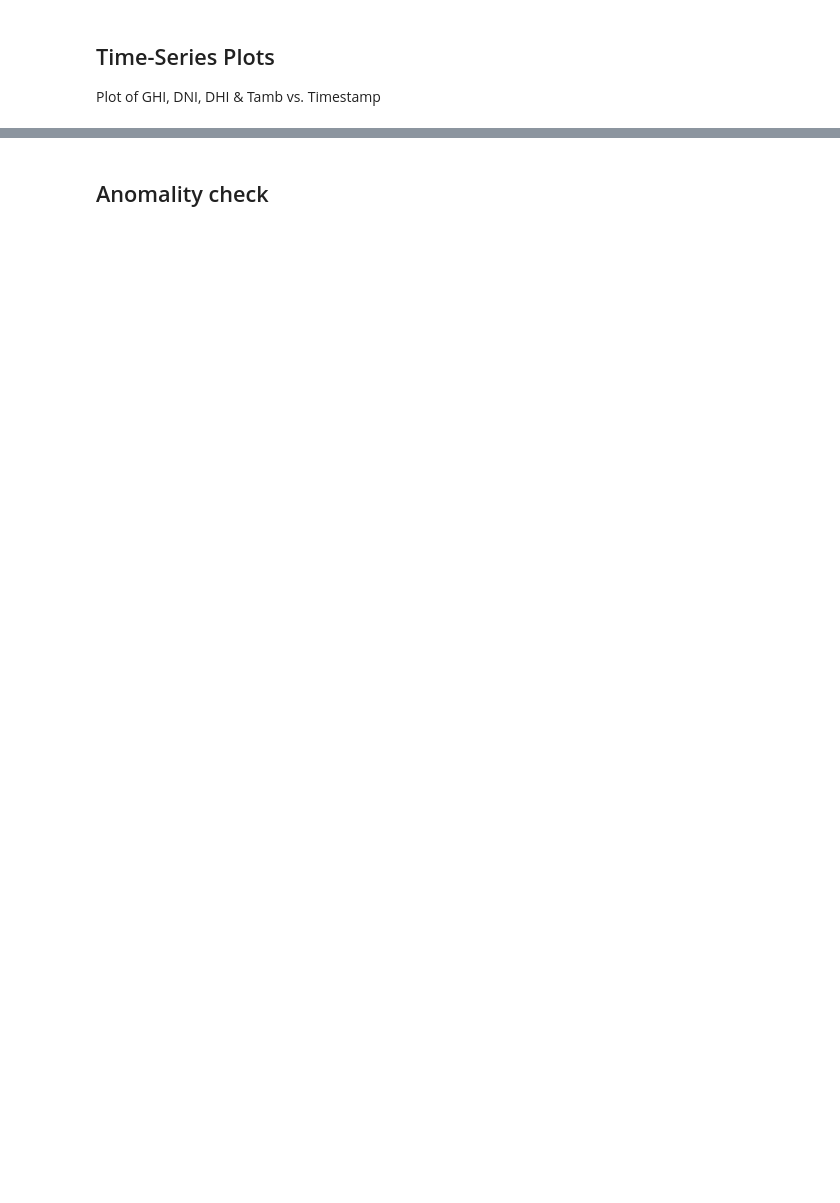
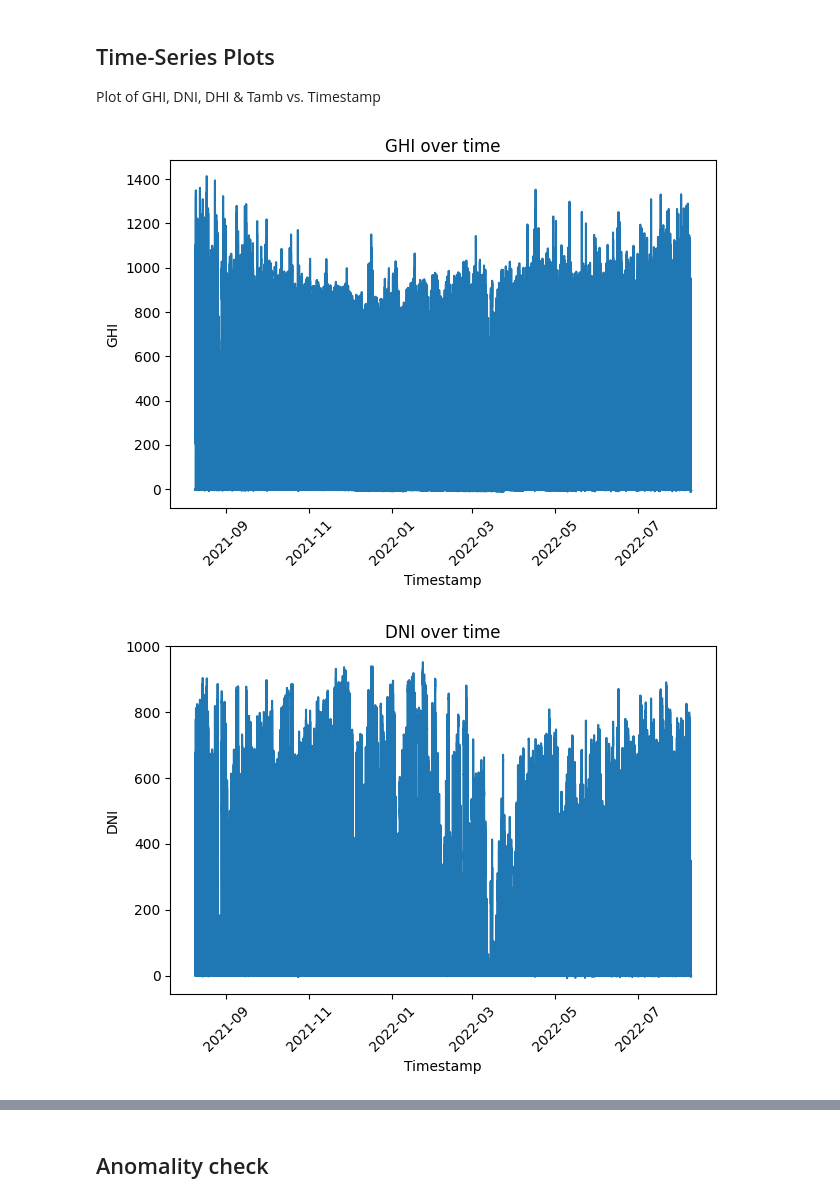
Before and after one commit to RuhamaY/solar-challenge-week1, a Jupyter notebook: notebooks/benin_eda.ipynb, the cells around one changed output, grey strips where cells are left out. Drawn from its saved outputs; the diff is of its cells as text; code cells hidden in the pictures; blank space fills up the shorter version.

```diff
--- a/notebooks/benin_eda.ipynb
+++ b/notebooks/benin_eda.ipynb
@@ -126,11 +136,14 @@ Plot of GHI, DNI, DHI & Tamb vs. Timestamp
 # %%
 # Line plots
 for c in ["GHI","DNI","DHI","Tamb"]:
     plt.figure()
-    plt.plot(df["Timestamp"], df[c])
+    plt.plot(df["Timestamp"], df_clean[c])
     plt.title(f"{c} over time")
     plt.xlabel("Timestamp")
     plt.ylabel(c)
     plt.xticks(rotation=45)
     plt.tight_layout()
     plt.show()
+# %% [output]
+[figure, added]
+[figure, added]
```
Also changed, not shown: parts of 10 cells of this notebook.
